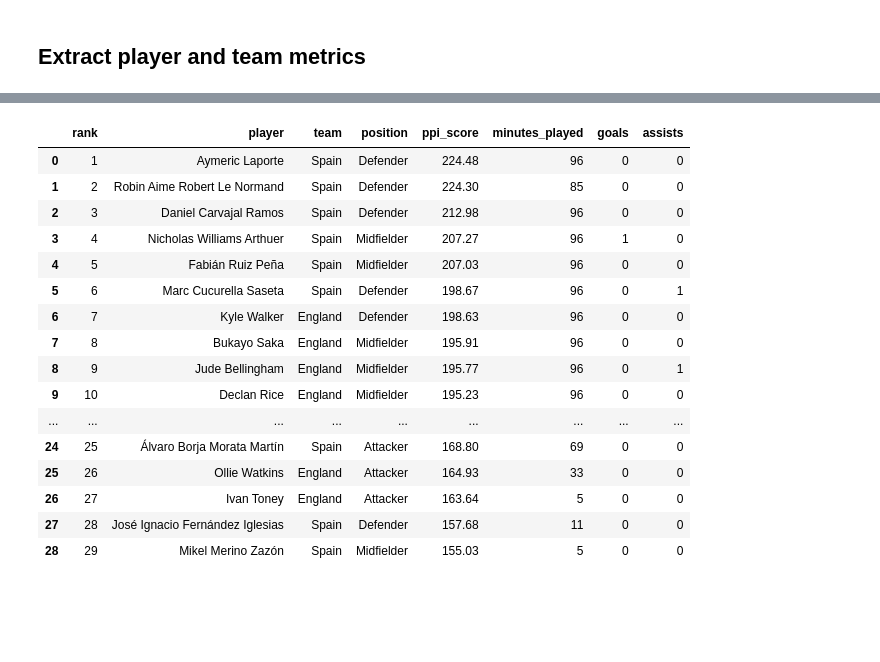
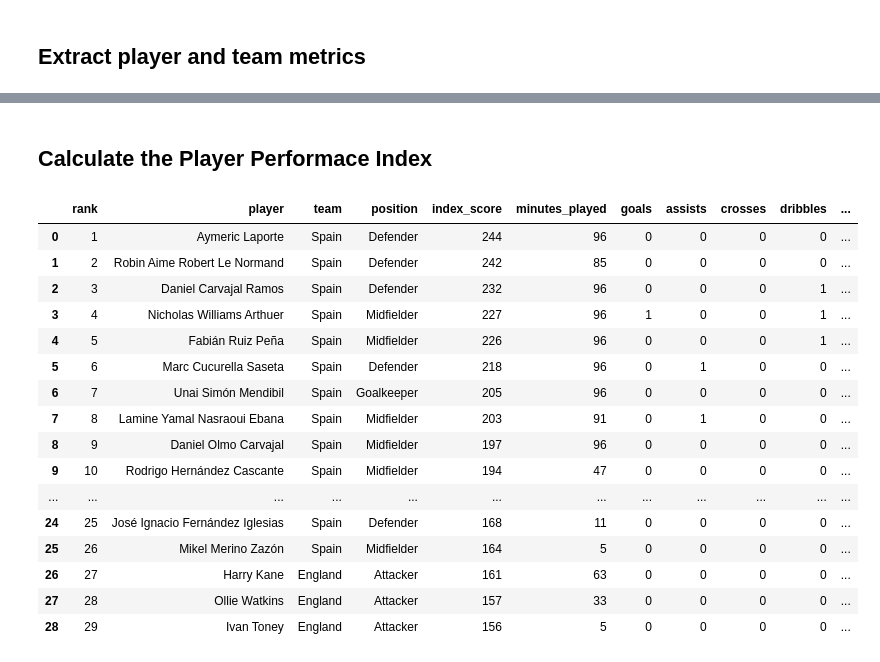
Before and after one commit to cristian-lillo/soccer-kpis, a Jupyter notebook: models/ea-sports-ppi/ppi_playground.ipynb, the cells around one changed output, grey strips where cells are left out. Cells and saved outputs as stored; diff of their text form; code cells hidden in the pictures; blank space fills up the shorter version.

```diff
--- a/models/ea-sports-ppi/ppi_playground.ipynb
+++ b/models/ea-sports-ppi/ppi_playground.ipynb
@@ -294,7 +308,7 @@ def calculate_assists_for_player(player_data: pd.DataFrame, df: pd.DataFrame) ->
     goals_df = df[df["event_type"] == "SHOT"][df["result"] == "GOAL"]
 
     # Get player shot assist events
-    shot_assists_df = player_data[player_data["event_type"] == "PASS"][player_data["pass_type"] == "SHOT_ASSIST"]
+    shot_assists_df = player_data[player_data["pass_type"] == "SHOT_ASSIST"]
 
     # Get indexes of DataFrames
     event_indexes = df.index.to_list()
@@ -451,0 +416,33 @@ Team: Spain
+# %%
+def extract_team_metrics(minutes_played_dataset: list, df: pd.DataFrame):
+    """Extract team metrics: minutes played, goals, yellow and red cards, interceptions, clearances and tackle wins"""
+
+    # Initialize dictionary to hold team metrics
+    team_metrics = {}
+
+    for team in df["team"].unique():
+        team_df = df[df["team"] == team]
+
+        # Obtain team metrics
+        team_minutes = get_team_minutes(minutes_played_dataset, team)
+        team_goals = len(team_df[team_df["event_type"] == "SHOT"][team_df["result"] == "GOAL"])
+        team_yellow_cards = len(team_df[team_df["event_type"] == "CARD"][team_df["card_type"] == "FIRST_YELLOW"])
+        team_red_cards = len(
+            team_df[team_df["event_type"] == "CARD"][team_df["card_type"].isin(["RED", "SECOND_YELLOW"])]
+        )
+        team_interceptions = len(team_df[team_df["event_type"] == "INTERCEPTION"][team_df["success"]])
+        team_clearances = len(team_df[team_df["event_type"] == "CLEARANCE"])
+        team_tackle_win_ratio = calculate_tackle_win_ratio(team_df)
+
+        # Store metrics in dictionary
+        team_metrics[team] = {
+            "total_minutes": team_minutes,
+            "goals": team_goals,
+            "yellow_cards": team_yellow_cards,
+            "red_cards": team_red_cards,
+            "interceptions": team_interceptions,
+            "clearances": team_clearances,
+            "tackle_win_ratio": team_tackle_win_ratio,
+        }
+
+    return team_metrics
@@ -452 +466,3 @@ Team: Spain
+# %% [markdown]
+## Calculate the Player Performace Index
 # %%
@@ -588,29 +607,28 @@ def calculate_ppi_for_players(player_metrics, team_metrics):
 # %%
 # Calculate PPI scores
-ppi_scores = calculate_ppi_for_players(player_metrics, team_metrics)
+ppi_df = calculate_ppi_for_players(player_metrics, team_metrics)
 
 # Convert to DataFrame and rank players
-ppi_df = pd.DataFrame(ppi_scores)
-ppi_df = ppi_df.sort_values("ppi_score", ascending=False).reset_index(drop=True)
-ppi_df["rank"] = range(1, len(ppi_df) + 1)
+ppi_df = ppi_df.sort_values("index_score", ascending=False).reset_index(drop=True)
+ppi_df.insert(0, "rank", range(1, len(ppi_df) + 1))
 
 # Display all players ranked by PPI
-ppi_df[["rank", "player", "team", "position", "ppi_score", "minutes_played", "goals", "assists"]]
+ppi_df
 # %% [output]
-|  | rank | player | team | position | ppi_score | minutes_played | goals | assists |
-| 0 | 1 | Aymeric Laporte | Spain | Defender | 224.48 | 96 | 0 | 0 |
-| 1 | 2 | Robin Aime Robert Le Normand | Spain | Defender | 224.30 | 85 | 0 | 0 |
-| 2 | 3 | Daniel Carvajal Ramos | Spain | Defender | 212.98 | 96 | 0 | 0 |
-| 3 | 4 | Nicholas Williams Arthuer | Spain | Midfielder | 207.27 | 96 | 1 | 0 |
-| 4 | 5 | Fabián Ruiz Peña | Spain | Midfielder | 207.03 | 96 | 0 | 0 |
-| 5 | 6 | Marc Cucurella Saseta | Spain | Defender | 198.67 | 96 | 0 | 1 |
-| 6 | 7 | Kyle Walker | England | Defender | 198.63 | 96 | 0 | 0 |
-| 7 | 8 | Bukayo Saka | England | Midfielder | 195.91 | 96 | 0 | 0 |
-| 8 | 9 | Jude Bellingham | England | Midfielder | 195.77 | 96 | 0 | 1 |
-| 9 | 10 | Declan Rice | England | Midfielder | 195.23 | 96 | 0 | 0 |
-| ... | ... | ... | ... | ... | ... | ... | ... | ... |
-| 24 | 25 | Álvaro Borja Morata Martín | Spain | Attacker | 168.80 | 69 | 0 | 0 |
-| 25 | 26 | Ollie Watkins | England | Attacker | 164.93 | 33 | 0 | 0 |
-| 26 | 27 | Ivan Toney | England | Attacker | 163.64 | 5 | 0 | 0 |
-| 27 | 28 | José Ignacio Fernández Iglesias | Spain | Defender | 157.68 | 11 | 0 | 0 |
-| 28 | 29 | Mikel Merino Zazón | Spain | Midfielder | 155.03 | 5 | 0 | 0 |
+|  | rank | player | team | position | index_score | minutes_played | goals | assists | crosses | dribbles | ... |
+| 0 | 1 | Aymeric Laporte | Spain | Defender | 244 | 96 | 0 | 0 | 0 | 0 | ... |
+| 1 | 2 | Robin Aime Robert Le Normand | Spain | Defender | 242 | 85 | 0 | 0 | 0 | 0 | ... |
+| 2 | 3 | Daniel Carvajal Ramos | Spain | Defender | 232 | 96 | 0 | 0 | 0 | 1 | ... |
+| 3 | 4 | Nicholas Williams Arthuer | Spain | Midfielder | 227 | 96 | 1 | 0 | 0 | 1 | ... |
+| 4 | 5 | Fabián Ruiz Peña | Spain | Midfielder | 226 | 96 | 0 | 0 | 0 | 1 | ... |
+| 5 | 6 | Marc Cucurella Saseta | Spain | Defender | 218 | 96 | 0 | 1 | 0 | 0 | ... |
+| 6 | 7 | Unai Simón Mendibil | Spain | Goalkeeper | 205 | 96 | 0 | 0 | 0 | 0 | ... |
+| 7 | 8 | Lamine Yamal Nasraoui Ebana | Spain | Midfielder | 203 | 91 | 0 | 1 | 0 | 0 | ... |
+| 8 | 9 | Daniel Olmo Carvajal | Spain | Midfielder | 197 | 96 | 0 | 0 | 0 | 0 | ... |
+| 9 | 10 | Rodrigo Hernández Cascante | Spain | Midfielder | 194 | 47 | 0 | 0 | 0 | 0 | ... |
+| ... | ... | ... | ... | ... | ... | ... | ... | ... | ... | ... | ... |
+| 24 | 25 | José Ignacio Fernández Iglesias | Spain | Defender | 168 | 11 | 0 | 0 | 0 | 0 | ... |
+| 25 | 26 | Mikel Merino Zazón | Spain | Midfielder | 164 | 5 | 0 | 0 | 0 | 0 | ... |
+| 26 | 27 | Harry Kane | England | Attacker | 161 | 63 | 0 | 0 | 0 | 0 | ... |
+| 27 | 28 | Ollie Watkins | England | Attacker | 157 | 33 | 0 | 0 | 0 | 0 | ... |
+| 28 | 29 | Ivan Toney | England | Attacker | 156 | 5 | 0 | 0 | 0 | 0 | ... |
```
Also changed, not shown: parts of 15 cells of this notebook.
